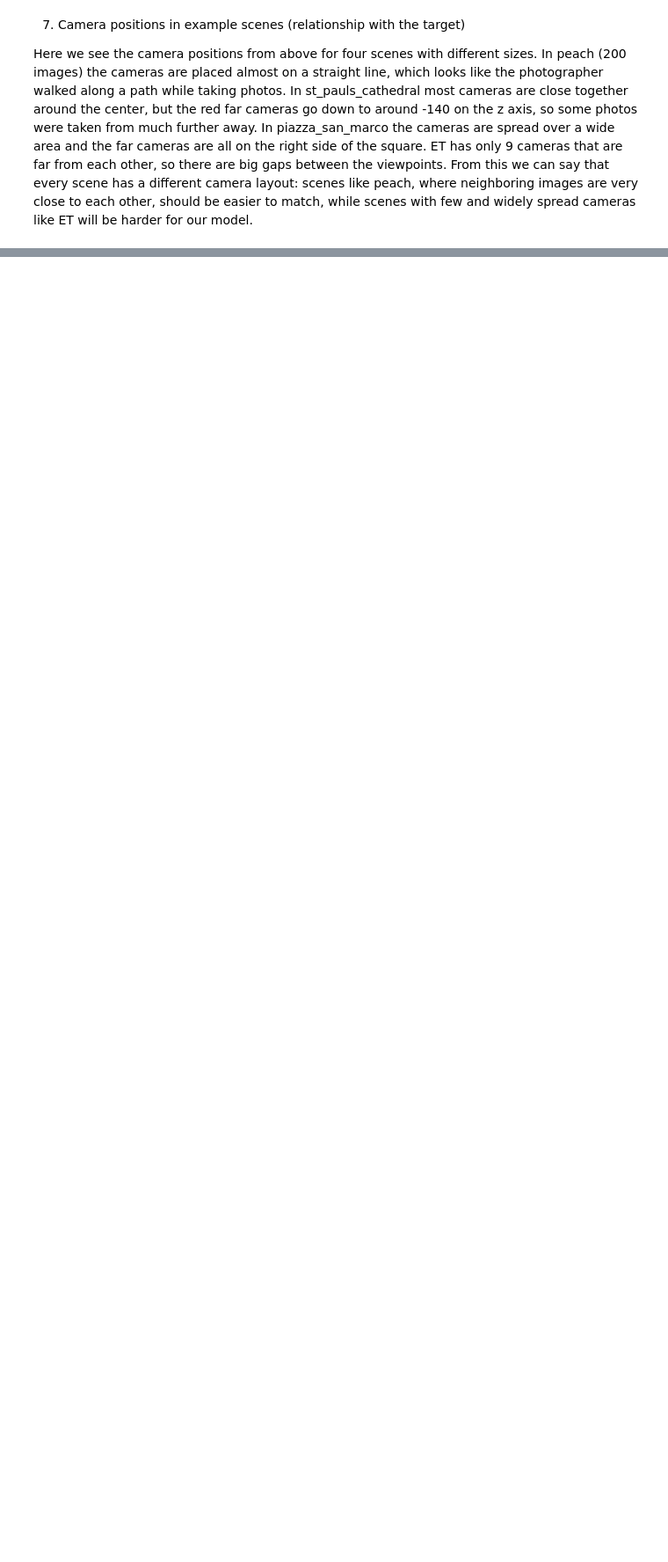
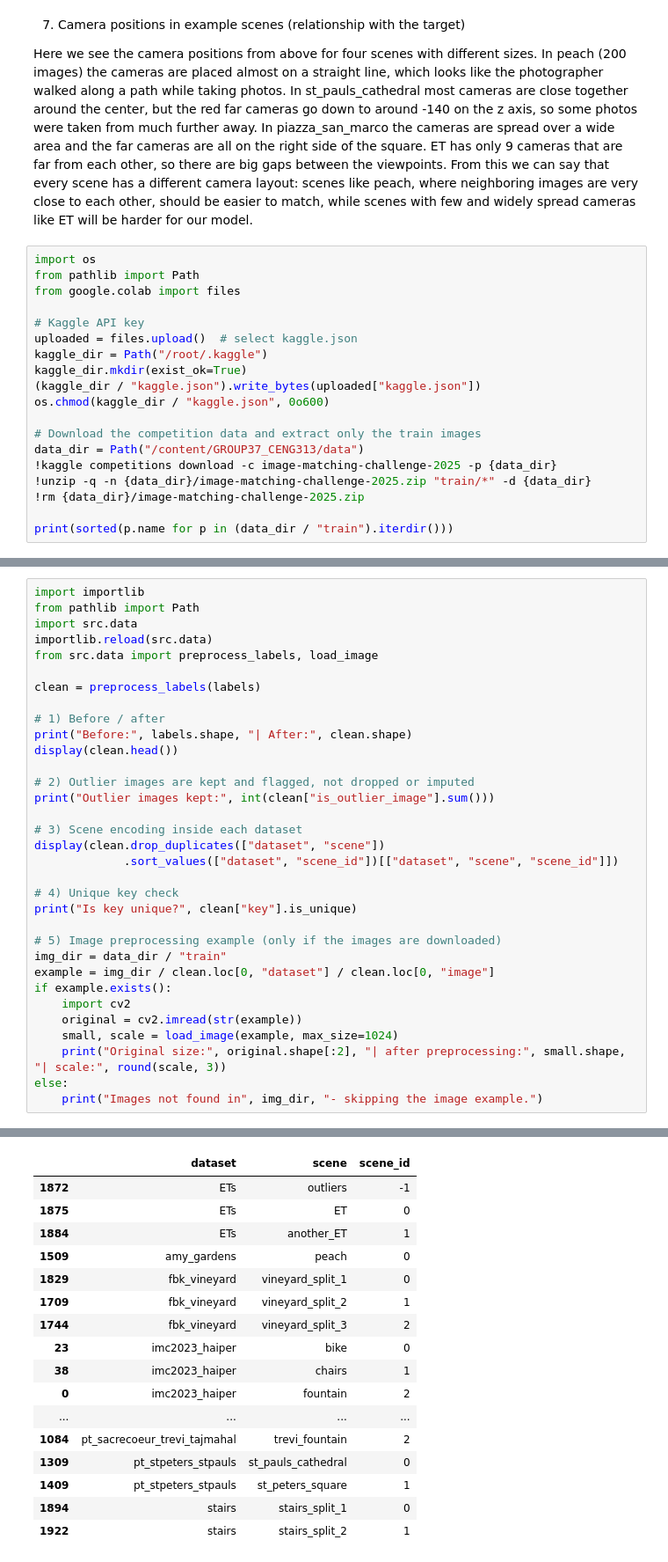
Before and after one commit to KayraOrbay/GROUP37_CENG313, a Jupyter notebook: assignment1_eda_baseline.ipynb, the cells around one changed output, grey strips where cells are left out. Shown at 88% size. Saved outputs shown, nothing was run; the diff lists cells and outputs as text; blank space fills up the shorter version.

Commit message:
Preprocessing işlemleri ve açıklamaları eklendi

```diff
--- a/assignment1_eda_baseline.ipynb
+++ b/assignment1_eda_baseline.ipynb
@@ -510,3 +510,22 @@ plt.tight_layout(); plt.show()
 7. Camera positions in example scenes (relationship with the target)
 
 Here we see the camera positions from above for four scenes with different sizes. In peach (200 images) the cameras are placed almost on a straight line, which looks like the photographer walked along a path while taking photos. In st_pauls_cathedral most cameras are close together around the center, but the red far cameras go down to around -140 on the z axis, so some photos were taken from much further away. In piazza_san_marco the cameras are spread over a wide area and the far cameras are all on the right side of the square. ET has only 9 cameras that are far from each other, so there are big gaps between the viewpoints. From this we can say that every scene has a different camera layout: scenes like peach, where neighboring images are very close to each other, should be easier to match, while scenes with few and widely spread cameras like ET will be harder for our model.
+# %%
+import os
+from pathlib import Path
+from google.colab import files
+
+# Kaggle API key
+uploaded = files.upload()  # select kaggle.json
+kaggle_dir = Path("/root/.kaggle")
+kaggle_dir.mkdir(exist_ok=True)
+(kaggle_dir / "kaggle.json").write_bytes(uploaded["kaggle.json"])
+os.chmod(kaggle_dir / "kaggle.json", 0o600)
+
+# Download the competition data and extract only the train images
+data_dir = Path("/content/GROUP37_CENG313/data")
+!kaggle competitions download -c image-matching-challenge-2025 -p {data_dir}
+!unzip -q -n {data_dir}/image-matching-challenge-2025.zip "train/*" -d {data_dir}
+!rm {data_dir}/image-matching-challenge-2025.zip
+
+print(sorted(p.name for p in (data_dir / "train").iterdir()))
@@ -512,0 +580,34 @@ Here we see the camera positions from above for four scenes with different sizes
+# %%
+import importlib
+from pathlib import Path
+import src.data
+importlib.reload(src.data)
+from src.data import preprocess_labels, load_image
+
+clean = preprocess_labels(labels)
+
+# 1) Before / after
+print("Before:", labels.shape, "| After:", clean.shape)
+display(clean.head())
+
+# 2) Outlier images are kept and flagged, not dropped or imputed
+print("Outlier images kept:", int(clean["is_outlier_image"].sum()))
+
+# 3) Scene encoding inside each dataset
+display(clean.drop_duplicates(["dataset", "scene"])
+             .sort_values(["dataset", "scene_id"])[["dataset", "scene", "scene_id"]])
+
+# 4) Unique key check
+print("Is key unique?", clean["key"].is_unique)
+
+# 5) Image preprocessing example (only if the images are downloaded)
+img_dir = data_dir / "train"
+example = img_dir / clean.loc[0, "dataset"] / clean.loc[0, "image"]
+if example.exists():
+    import cv2
+    original = cv2.imread(str(example))
+    small, scale = load_image(example, max_size=1024)
+    print("Original size:", original.shape[:2], "| after preprocessing:", small.shape, "| scale:", round(scale, 3))
+else:
+    print("Images not found in", img_dir, "- skipping the image example.")
+# %% [output]
@@ -512,0 +622,17 @@ Here we see the camera positions from above for four scenes with different sizes
+|  | dataset | scene | scene_id |
+| 1872 | ETs | outliers | -1 |
+| 1875 | ETs | ET | 0 |
+| 1884 | ETs | another_ET | 1 |
+| 1509 | amy_gardens | peach | 0 |
+| 1829 | fbk_vineyard | vineyard_split_1 | 0 |
+| 1709 | fbk_vineyard | vineyard_split_2 | 1 |
+| 1744 | fbk_vineyard | vineyard_split_3 | 2 |
+| 23 | imc2023_haiper | bike | 0 |
+| 38 | imc2023_haiper | chairs | 1 |
+| 0 | imc2023_haiper | fountain | 2 |
+| ... | ... | ... | ... |
+| 1084 | pt_sacrecoeur_trevi_tajmahal | trevi_fountain | 2 |
+| 1309 | pt_stpeters_stpauls | st_pauls_cathedral | 0 |
+| 1409 | pt_stpeters_stpauls | st_peters_square | 1 |
+| 1894 | stairs | stairs_split_1 | 0 |
+| 1922 | stairs | stairs_split_2 | 1 |
```
Also changed, not shown: parts of 4 cells of this notebook.
